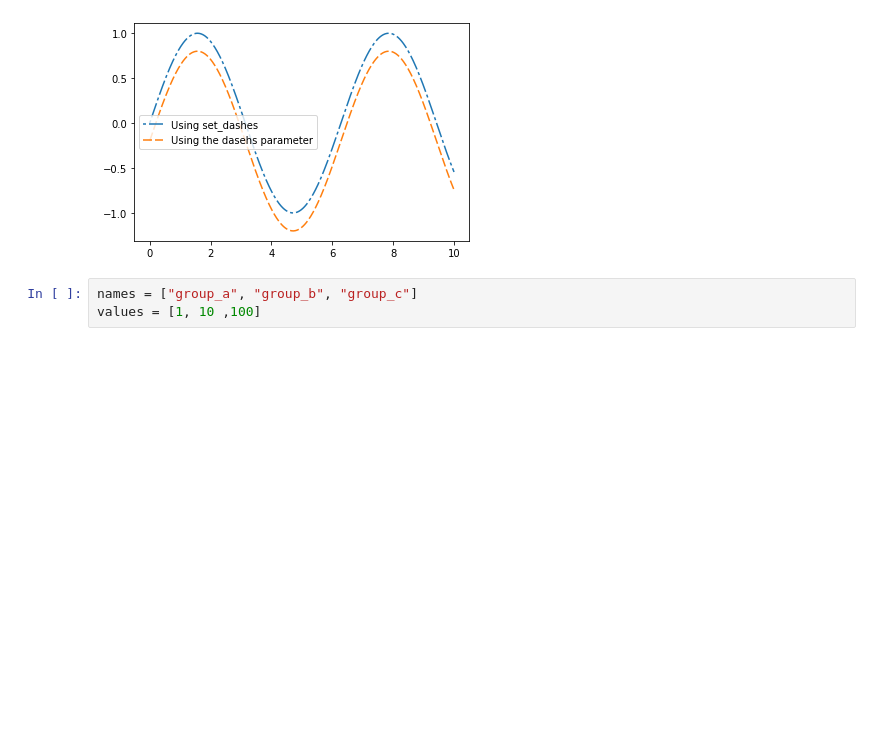
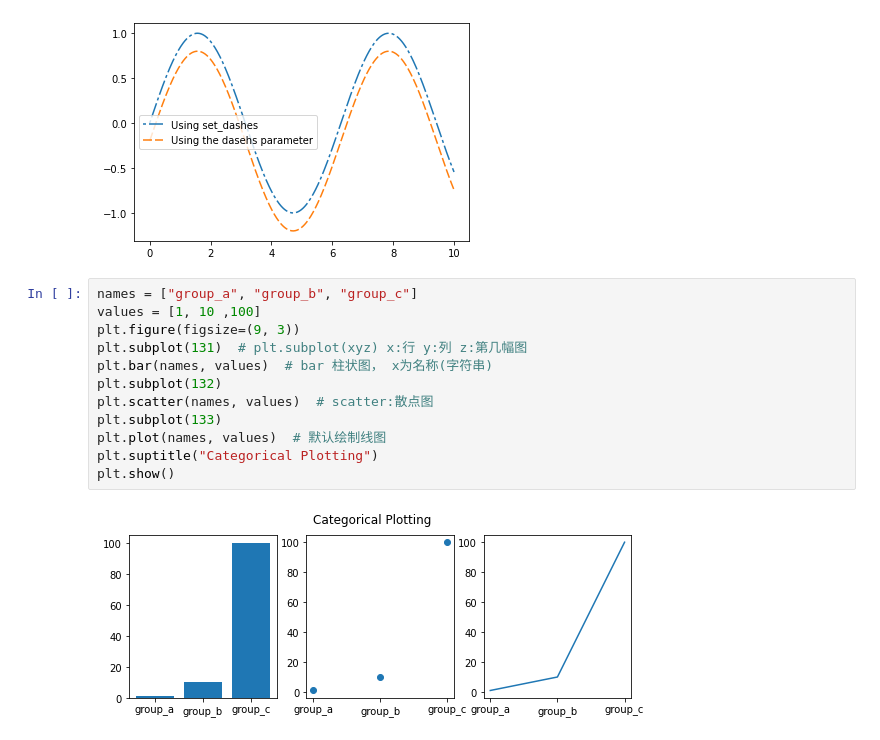
Before and after one commit to qunge5211314/machine_learning_practise, a Jupyter notebook: matplotlib_practise/advanced_drawing.ipynb, the cells around one changed output. Cells and saved outputs as stored; diff of their text form; blank space fills up the shorter version.

```diff
--- a/matplotlib_practise/advanced_drawing.ipynb
+++ b/matplotlib_practise/advanced_drawing.ipynb
@@ -41,3 +41,14 @@ plt.show()
 # %%
 names = ["group_a", "group_b", "group_c"]
 values = [1, 10 ,100]
+plt.figure(figsize=(9, 3))
+plt.subplot(131)  # plt.subplot(xyz) x:行 y:列 z:第几幅图
+plt.bar(names, values)  # bar 柱状图， x为名称(字符串)
+plt.subplot(132)
+plt.scatter(names, values)  # scatter:散点图
+plt.subplot(133)
+plt.plot(names, values)  # 默认绘制线图
+plt.suptitle("Categorical Plotting")
+plt.show()
+# %% [output]
+[figure, added]
```
